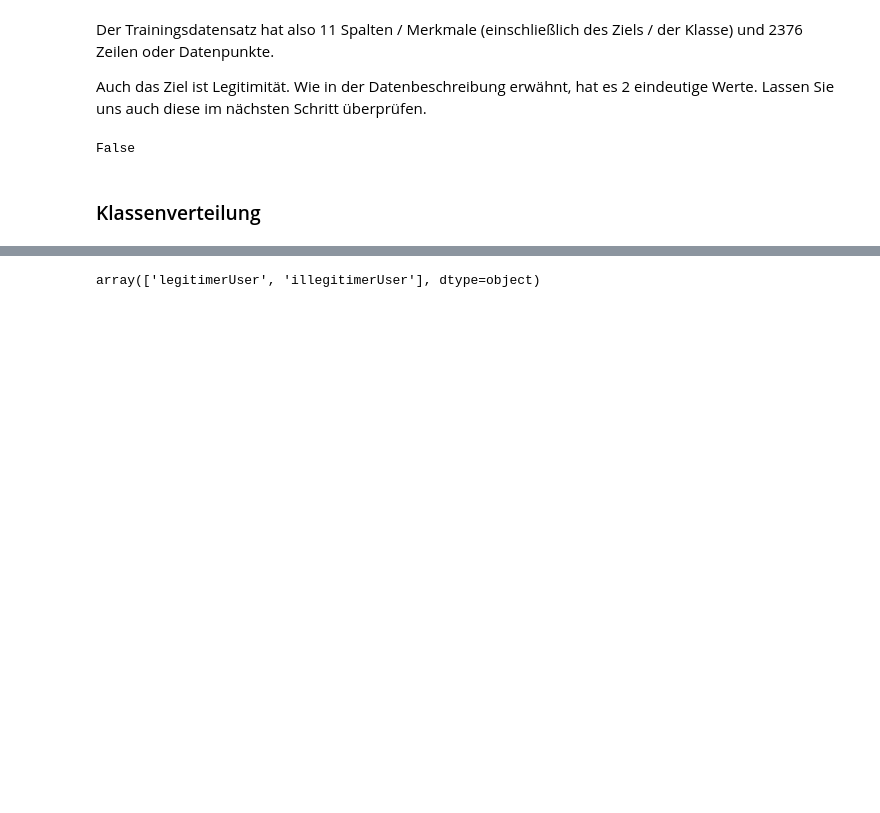
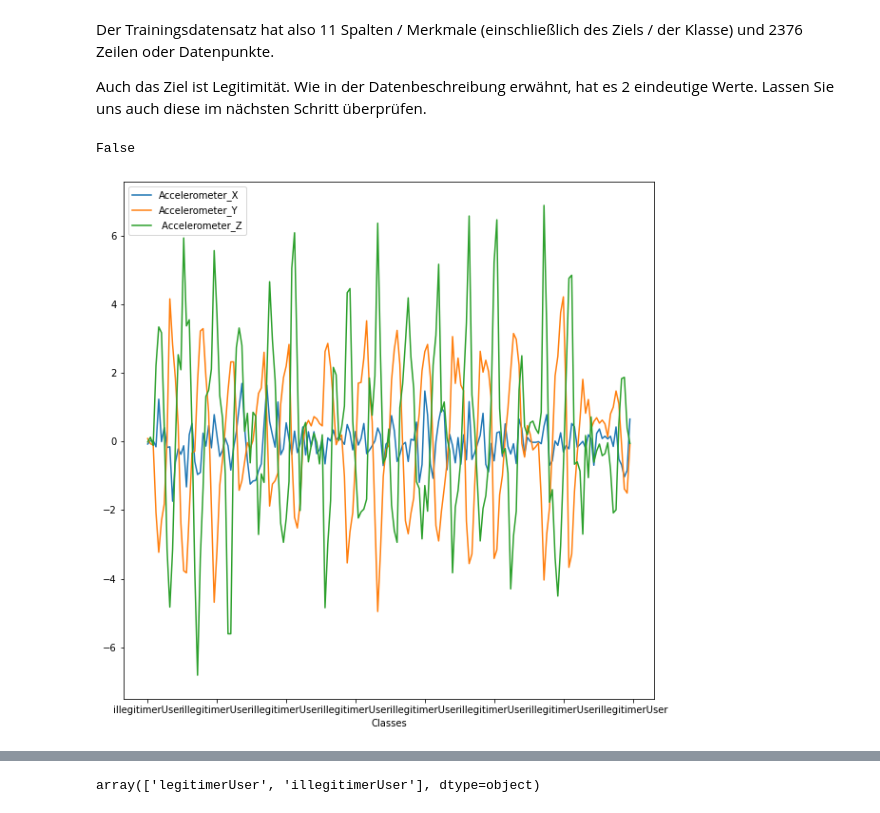
Before and after one commit to agwn1819/EINT_SS_19, a Jupyter notebook: Masterarbeit_SVM_Classifcation.ipynb, the cells around one changed output, grey strips where cells are left out. Saved outputs shown, nothing was run; the diff lists cells and outputs as text; code cells hidden in the pictures; blank space fills up the shorter version.

```diff
--- a/Masterarbeit_SVM_Classifcation.ipynb
+++ b/Masterarbeit_SVM_Classifcation.ipynb
@@ -287,5 +358,14 @@ Auch das Ziel ist Legitimität. Wie in der Datenbeschreibung erwähnt, hat es 2
 df_sensordata.isnull().values.any()
 # %% [output]
 False
-# %% [markdown]
-### Klassenverteilung
+# %%
+# plot sensordaten: Accelerometer, gyroscope, Gravity
+
+# plot multiple columns such as population and year from dataframe
+df.plot(x='Classes', y=['Accelerometer_X', 'Accelerometer_Y', ' Accelerometer_Z'],
+        kind="line", figsize=(10, 10))
+
+# display plot
+plt.show()
+# %% [output]
+[figure, added]
```
Also changed, not shown: parts of 83 cells of this notebook.
